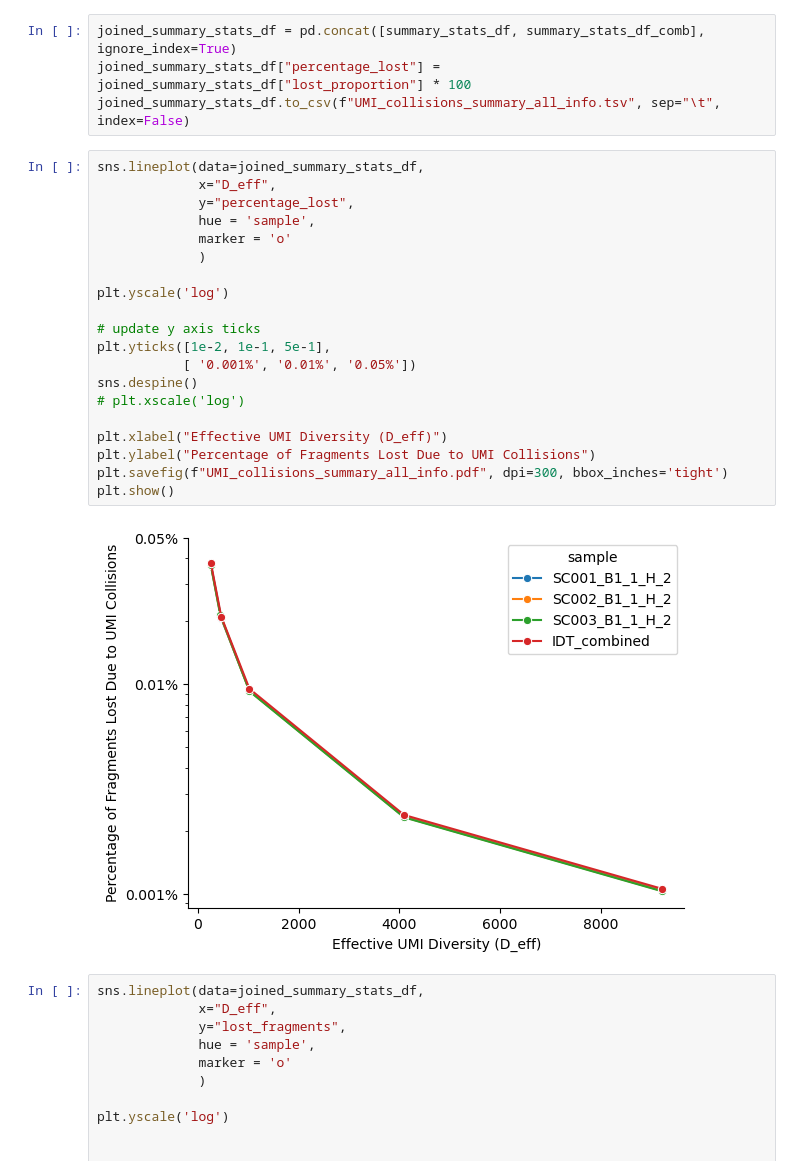
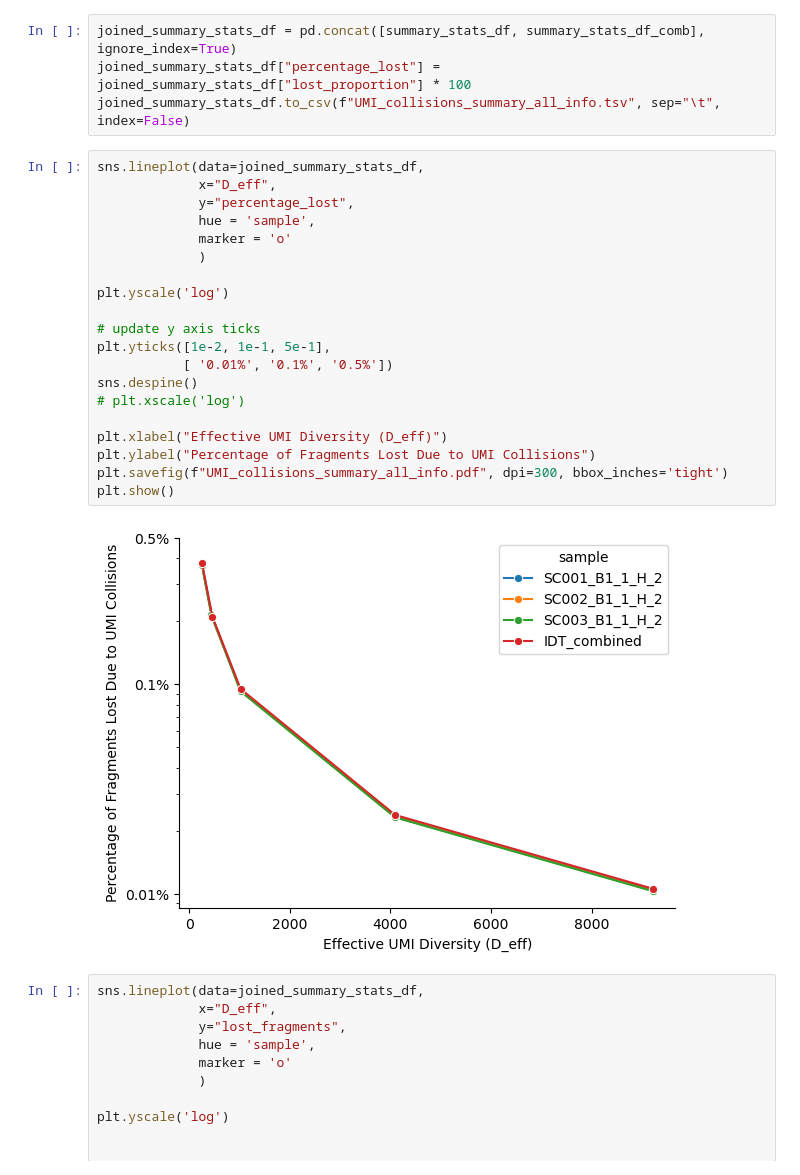
Before and after one commit to bbglab/DeepClone_protocol, a Jupyter notebook: other_analysis/UMIcollisions/2026-06-26.same_cut_freq_theoretical.ipynb, the cells around one changed output. Drawn from its saved outputs; the diff is of its cells as text.

Commit message:
fix percentage typo in UMI collisions plot

```diff
--- a/other_analysis/UMIcollisions/2026-06-26.same_cut_freq_theoretical.ipynb
+++ b/other_analysis/UMIcollisions/2026-06-26.same_cut_freq_theoretical.ipynb
@@ -500,25 +500,25 @@ joined_summary_stats_df.to_csv(f"UMI_collisions_summary_all_info.tsv", sep="\t",
 # %%
 sns.lineplot(data=joined_summary_stats_df,
              x="D_eff",
              y="percentage_lost",
              hue = 'sample',
              marker = 'o'
              )
 
 plt.yscale('log')
 
 # update y axis ticks
 plt.yticks([1e-2, 1e-1, 5e-1],
-           [ '0.001%', '0.01%', '0.05%'])
+           [ '0.01%', '0.1%', '0.5%'])
 sns.despine()
 # plt.xscale('log')
 
 plt.xlabel("Effective UMI Diversity (D_eff)")
 plt.ylabel("Percentage of Fragments Lost Due to UMI Collisions")
 plt.savefig(f"UMI_collisions_summary_all_info.pdf", dpi=300, bbox_inches='tight')
 plt.show()
 # %% [output]
-[figure, old version]
+[figure, new version]
 # %%
 sns.lineplot(data=joined_summary_stats_df,
              x="D_eff",
```
Also changed, not shown: 2 other files.
